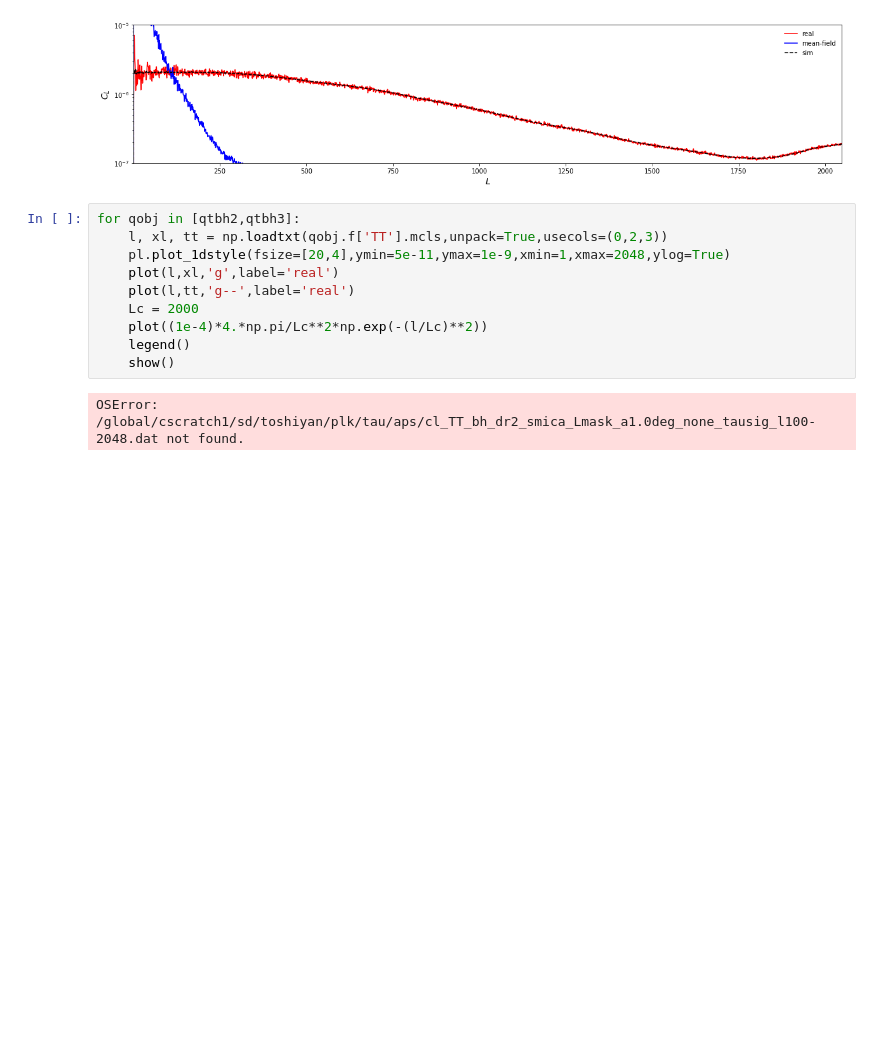
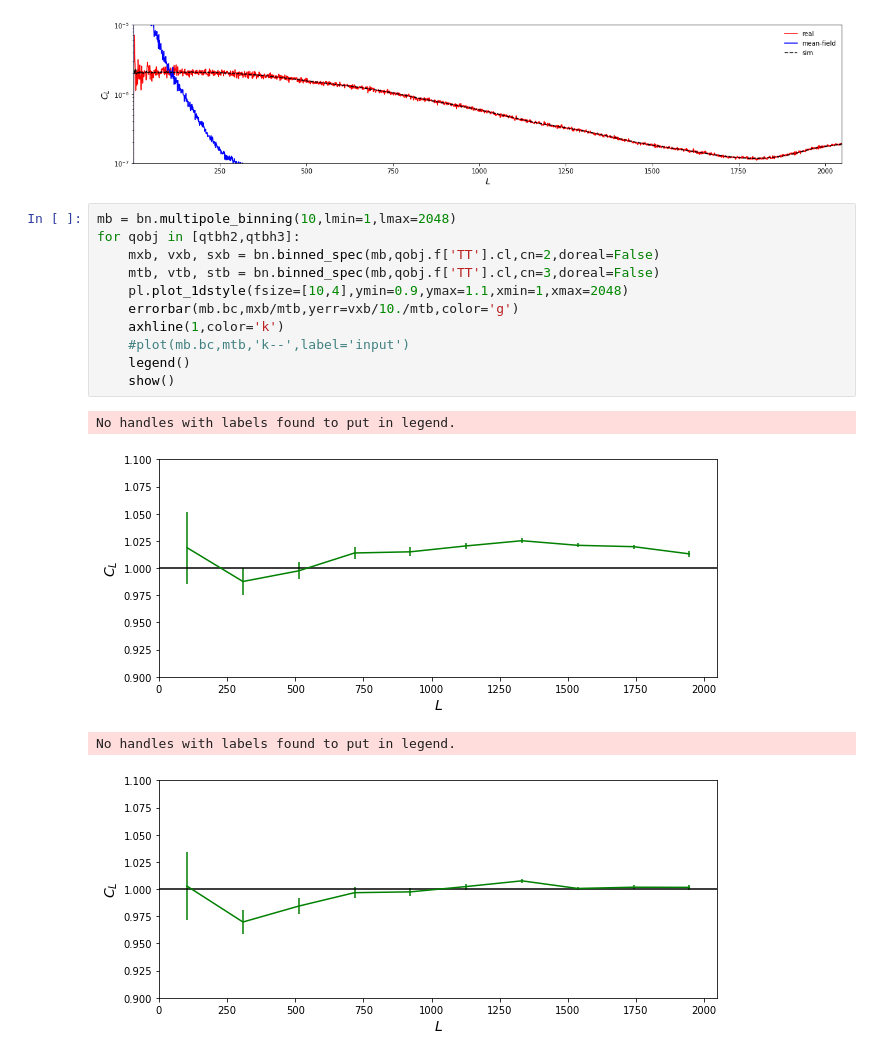
Before and after one commit to toshiyan/planck-tauxy, a Jupyter notebook: check_qtau_aps.ipynb, the cells around one changed output. Drawn from its saved outputs; the diff is of its cells as text; blank space fills up the shorter version.

```diff
--- a/check_qtau_aps.ipynb
+++ b/check_qtau_aps.ipynb
@@ -116,15 +129,19 @@ for qobj in [qtbh0,qtbh1]:
 # %% [output]
 [figure]
 [figure]
-# %%
-for qobj in [qtbh2,qtbh3]:
-    l, xl, tt = np.loadtxt(qobj.f['TT'].mcls,unpack=True,usecols=(0,2,3))
-    pl.plot_1dstyle(fsize=[20,4],ymin=5e-11,ymax=1e-9,xmin=1,xmax=2048,ylog=True)
-    plot(l,xl,'g',label='real')
-    plot(l,tt,'g--',label='real')
-    Lc = 2000
-    plot((1e-4)*4.*np.pi/Lc**2*np.exp(-(l/Lc)**2))
-    legend()
-    show()
-# %% [output]
-OSError: /global/cscratch1/sd/toshiyan/plk/tau/aps/cl_TT_bh_dr2_smica_Lmask_a1.0deg_none_tausig_l100-2048.dat not found.
+# %%
+mb = bn.multipole_binning(10,lmin=1,lmax=2048)
+for qobj in [qtbh2,qtbh3]:
+    mxb, vxb, sxb = bn.binned_spec(mb,qobj.f['TT'].cl,cn=2,doreal=False)
+    mtb, vtb, stb = bn.binned_spec(mb,qobj.f['TT'].cl,cn=3,doreal=False)
+    pl.plot_1dstyle(fsize=[10,4],ymin=0.9,ymax=1.1,xmin=1,xmax=2048)
+    errorbar(mb.bc,mxb/mtb,yerr=vxb/10./mtb,color='g')
+    axhline(1,color='k')
+    #plot(mb.bc,mtb,'k--',label='input')
+    legend()
+    show()
+# %% [output]
+No handles with labels found to put in legend.
+[figure, added]
+No handles with labels found to put in legend.
+[figure, added]
```
Also changed, not shown: parts of 3 cells of this notebook, 14 other files.
